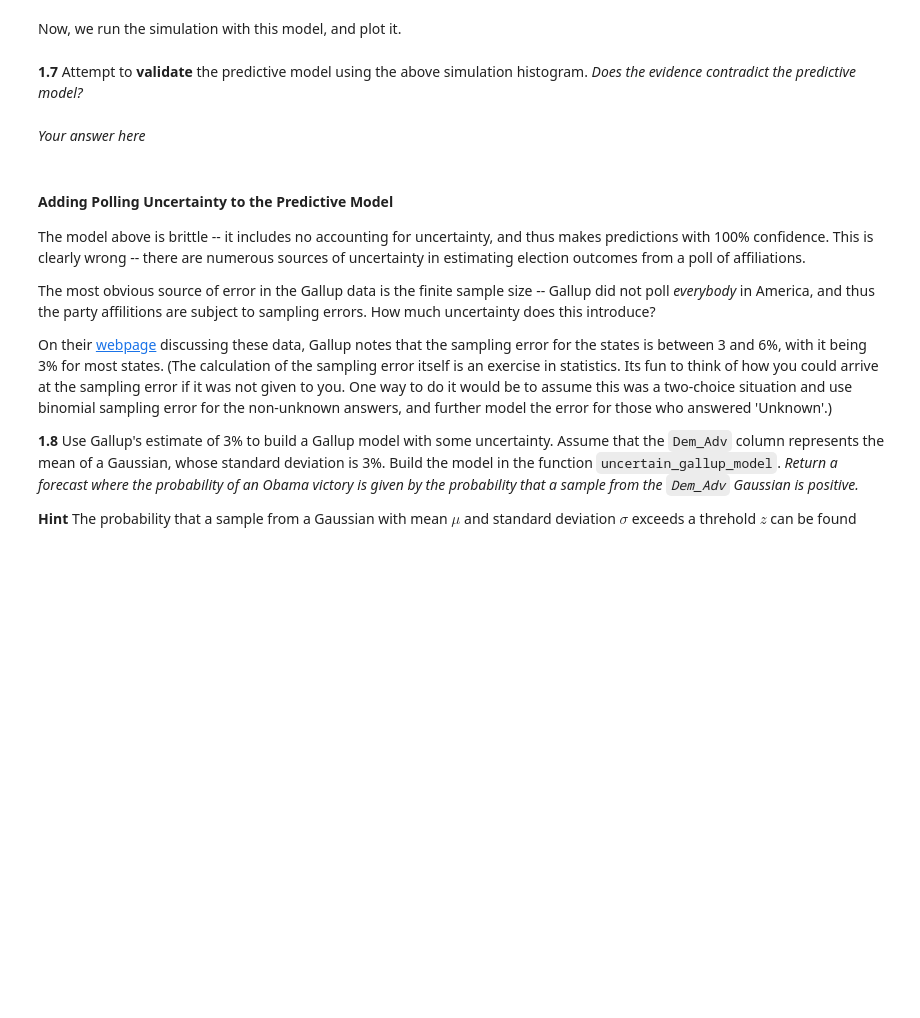
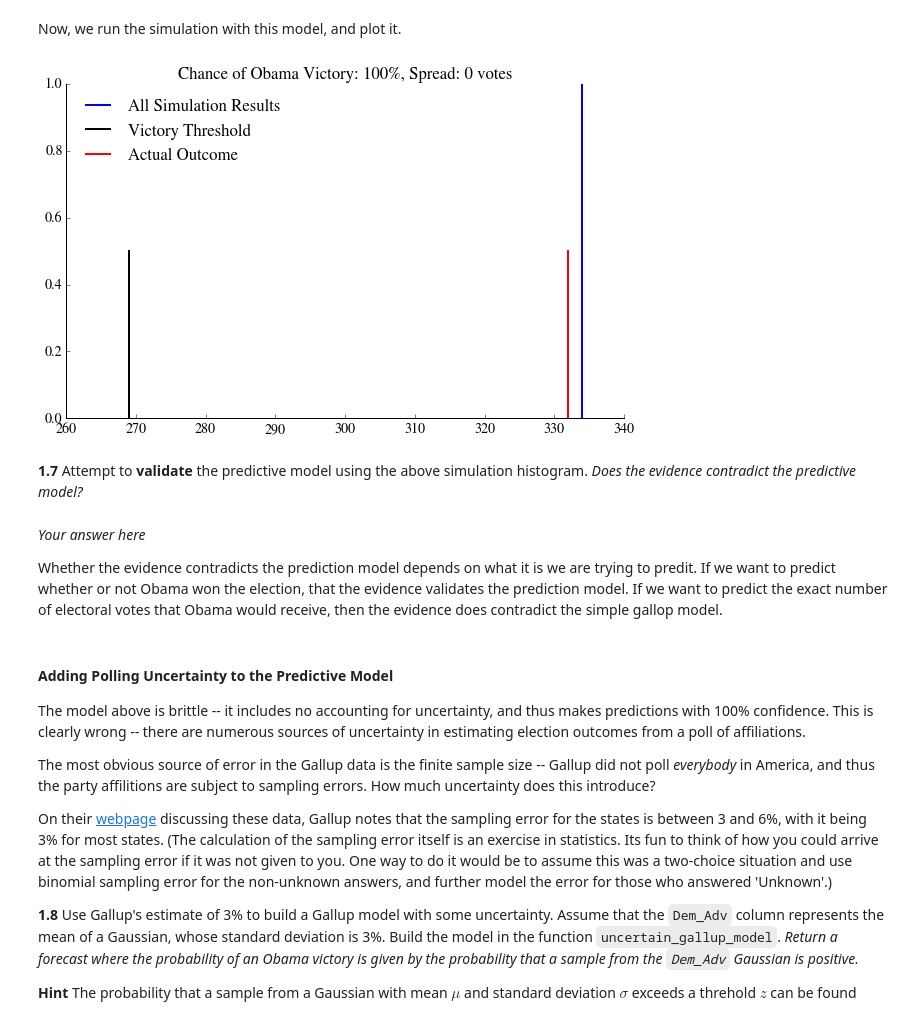
Before and after one commit to gm758/CS109_Coursework, a Jupyter notebook: homework/HW2.ipynb, the cells around one changed output. Cells and saved outputs as stored; diff of their text form; code cells hidden in the pictures; blank space fills up the shorter version.

```diff
--- a/homework/HW2.ipynb
+++ b/homework/HW2.ipynb
@@ -327,3 +344,5 @@ result = simulate_election(predictwise, 10000)
 # %%
 #compute the probability of an Obama win, given this simulation
 #Your code here
+win_thresh = 269
+print np.mean(result > win_thresh)
@@ -355,3 +359,37 @@ Nothing
+# %%
+#your code here
+def plot_simulation(simulation):
+    """
+    Function
+    --------
+    plot_simulation
+
+    Inputs
+    ------
+    simulation: Numpy array with n_sim (see simulate_election) elements
+       Each element stores the number of electoral college votes Obama wins in each simulation.
+
+    Returns
+    -------
+    Nothing
+    """
+    win_thresh = 269
+    vict_prob = np.mean(simulation > win_thresh) * 100
+    spread = np.percentile(simulation, 95) - np.percentile(simulation, 5)
+
+    #This if statement is a work around to an issue where plt.hist doesn't appear on
+    #the graph when there is only one value in simulation. I believe this issue has to do
+    #with some weird matplotlib settings.
+    if len(np.unique(simulation)) > 1:
+        plt.hist(simulation, bins=100, normed=True, label = "Simulations")
+    else:
+        plt.axvline(np.unique(simulation), label = "All Simulation Results")
+
+    plt.axvline(win_thresh, c='black', ymax = 0.5, label="Victory Threshold")
+    plt.axvline(332, c='r', ymax = 0.5, label = "Actual Outcome")
+    plt.legend(loc='upper left', frameon=False)
+    plt.title("Chance of Obama Victory: %0.2d%%, Spread: %d votes" % (vict_prob, spread))
+    remove_border()
 # %% [markdown]
 Lets plot the result of the Predictwise simulation. Your plot should look something like this:
 
@@ -430,15 +492,17 @@ Now, we run the simulation with this model, and plot it.
 # %%
 model = simple_gallup_model(gallup_2012)
 model = model.join(electoral_votes)
+model.head()
 prediction = simulate_election(model, 10000)
-
 plot_simulation(prediction)
-plt.show()
-make_map(model.Obama, "P(Obama): Simple Model")
+# %% [output]
+[figure, added]
 # %% [markdown]
 **1.7** Attempt to **validate** the predictive model using the above simulation histogram. *Does the evidence contradict the predictive model?*
-# %% [markdown]
-*Your answer here*
+# %% [markdown]
+*Your answer here*
+
+Whether the evidence contradicts the prediction model depends on what it is we are trying to predit. If we want to predict whether or not Obama won the election, that the evidence validates the prediction model. If we want to predict the exact number of electoral votes that Obama would receive, then the evidence does contradict the simple gallop model.
 # %% [markdown]
 #### Adding Polling Uncertainty to the Predictive Model
 
```
Also changed, not shown: parts of 22 cells of this notebook, 18 other files.
